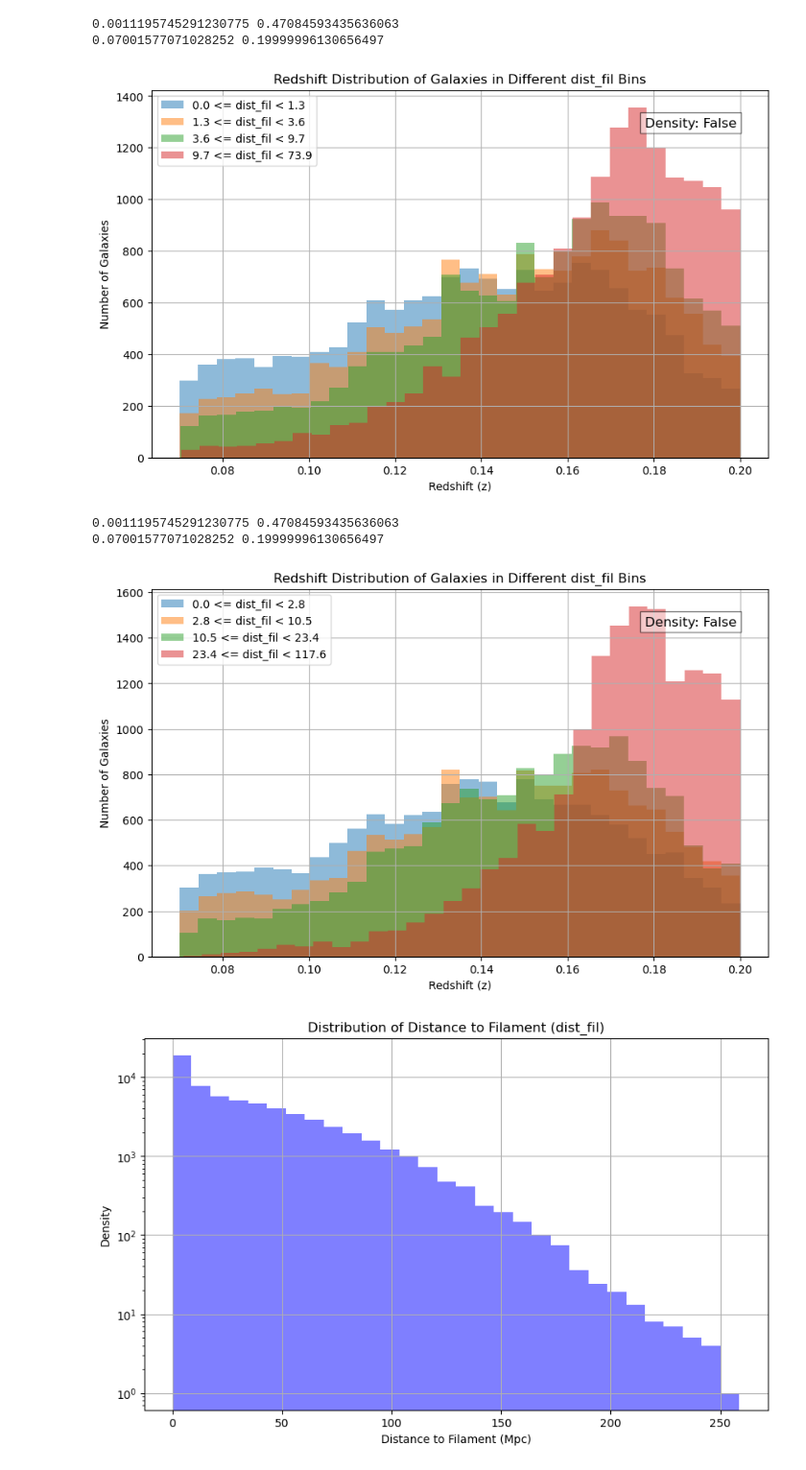
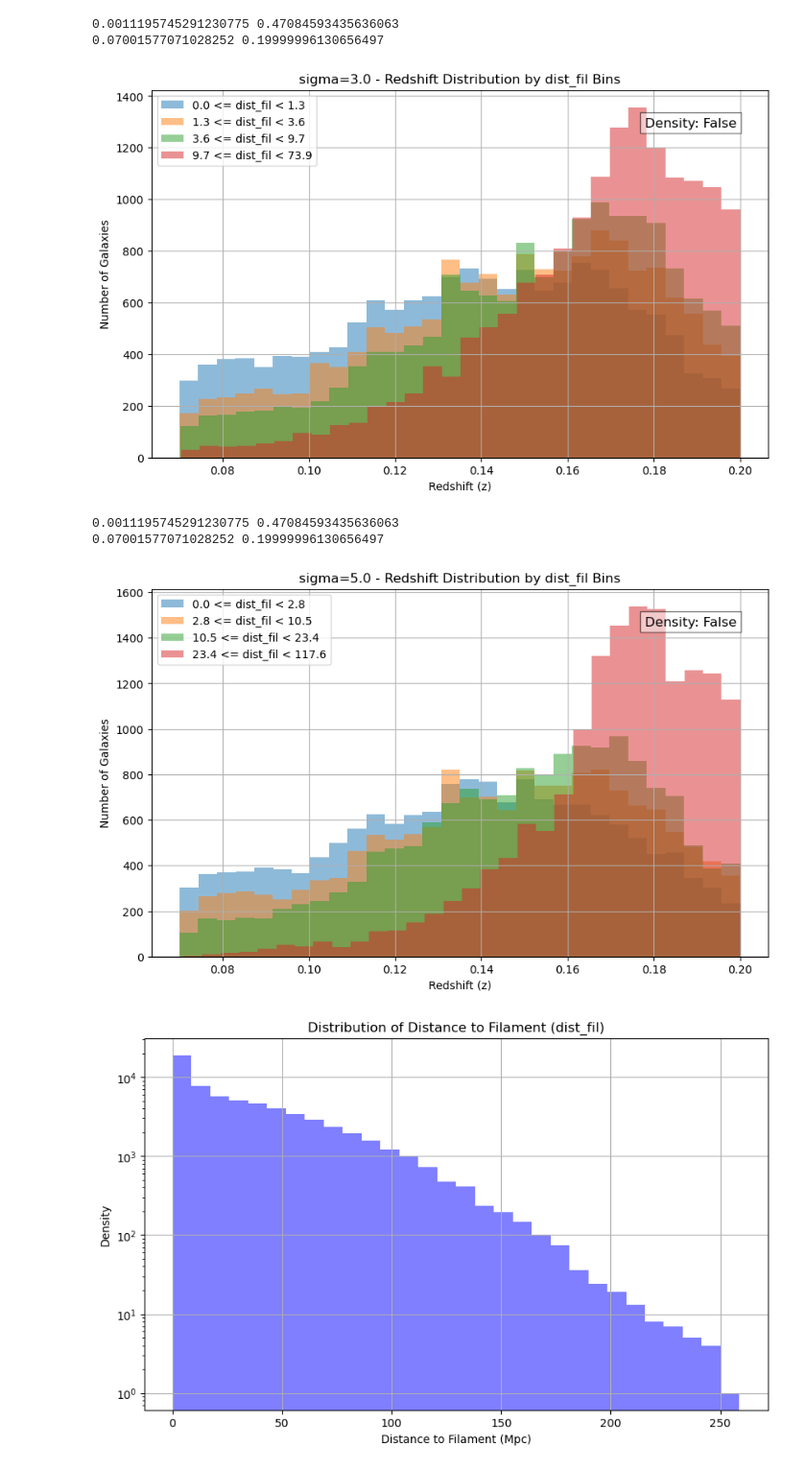
Before and after one commit to FedeDavilaKurban/filbao, a Jupyter notebook: redshiftPDF_byDistFil.ipynb, the cells around one changed output. Shown at 96% size. Drawn from its saved outputs; the diff is of its cells as text; code cells hidden in the pictures.

```diff
--- a/redshiftPDF_byDistFil.ipynb
+++ b/redshiftPDF_byDistFil.ipynb
@@ -8,7 +8,7 @@ import matplotlib.pyplot as plt
 from astropy.cosmology import Planck18 as cosmo
 from astropy.table import Table
 
-def plot_redshift_distribution(data, dist_fil_bins, output_file, density=False):
+def plot_redshift_distribution(data, dist_fil_bins, sigma, output_file, density=False):
     plt.figure(figsize=(10, 6))
 
     for i in range(len(dist_fil_bins)-1):
@@ -28,7 +28,7 @@ def plot_redshift_distribution(data, dist_fil_bins, output_file, density=False):
     # Finalize the plot
     plt.xlabel('Redshift (z)')
     plt.ylabel('Number of Galaxies')
-    plt.title('Redshift Distribution of Galaxies in Different dist_fil Bins')
+    plt.title(f'sigma={sigma} - Redshift Distribution by dist_fil Bins')
     plt.legend(loc='upper left')
     plt.grid()
     #plt.xlim(0.07, 0.2)
@@ -37,38 +37,38 @@ def plot_redshift_distribution(data, dist_fil_bins, output_file, density=False):
 def main():
     # Load your data (replace 'your_data_file.fits' with your actual data file)
     for sigma in [3.0, 5.0]:
         data = Table.read(f"../data/sdss_dr72safe0_sigma_{sigma}.csv")
         data = data[data['gr'] > 0.8]
         print(data['red'].min(), data['red'].max())
 
         data = data[(data['red']>.07)&(data['red']<0.2)]
         data = data[data['mag_abs_r']<-21.2]
         print(data['red'].min(), data['red'].max())
         #data = data[data['dist_fil']>25.]
 
         # Convert dist_fil from Mpc to Mpc/h
         #h = 0.6774
         #data["dist_fil"] /= h
 
 
         # Define dist_fil bins (you can adjust these bins as needed)
         #dist_fil_bins = [0, 10, 20, 30]  # Example bins in Mpc
         dist_fil_bins = np.percentile(data['dist_fil'], [0, 25, 50, 75, 100])  # Using percentiles to define bins
 
         density = False
 
         # Plot the redshift distribution
-        plot_redshift_distribution(data, dist_fil_bins, '../plots/redshift_distribution_distfil_sigma{sigma}.png', density)
+        plot_redshift_distribution(data, dist_fil_bins, sigma, '../plots/redshift_distribution_distfil_sigma{sigma}.png', density)
 
 if __name__ == "__main__":
     main()
 # %% [output]
 0.0011195745291230775 0.47084593435636063
 0.07001577071028252 0.19999996130656497
-[figure, old version]
+[figure, new version]
 0.0011195745291230775 0.47084593435636063
 0.07001577071028252 0.19999996130656497
-[figure, old version]
+[figure, new version]
 # %%
 # plot histogram of dist_fil
 data = Table.read("../data/sdss_dr72safe0_zmin_0.000_zmax_0.300_sigma_5.0.csv")
```
Also changed, not shown: 1 other file.
